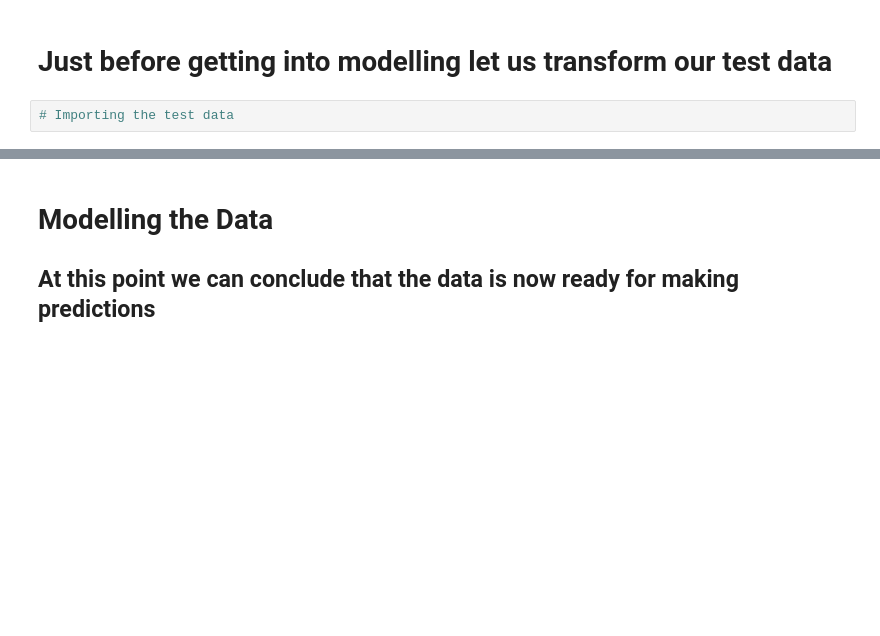
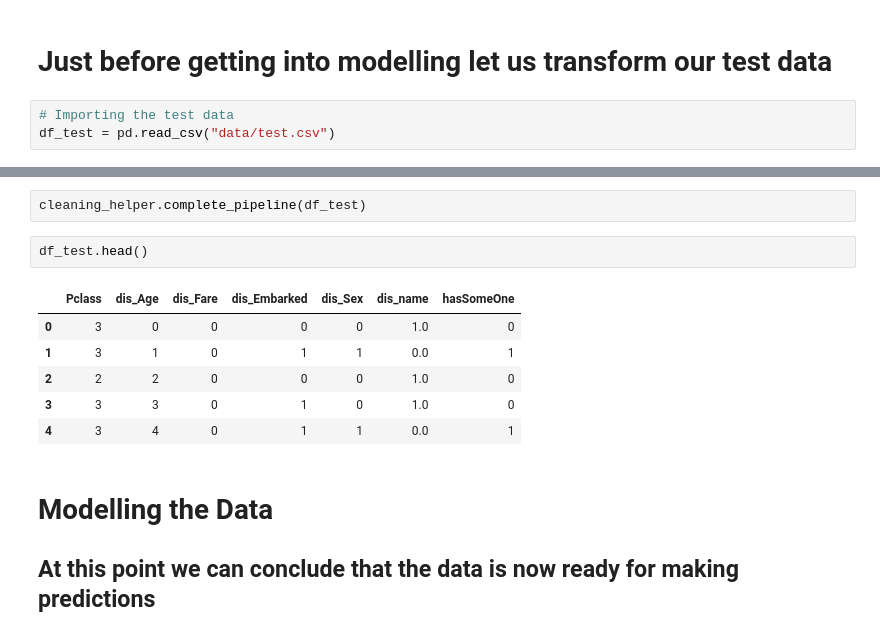
Before and after one commit to guptaachin/Titanic-data-analysis, a Jupyter notebook: jupyter-nb.ipynb, the cells around one changed output, grey strips where cells are left out. Saved outputs shown, nothing was run; the diff lists cells and outputs as text; blank space fills up the shorter version.

```diff
--- a/jupyter-nb.ipynb
+++ b/jupyter-nb.ipynb
@@ -212,3 +212,4 @@ memory usage: 48.8 KB
 # Just before getting into modelling let us transform our test data
 # %%
 # Importing the test data
+df_test = pd.read_csv("data/test.csv")
@@ -215,3 +231,14 @@ memory usage: 48.8 KB
+# %%
+cleaning_helper.complete_pipeline(df_test)
+# %%
+df_test.head()
+# %% [output]
+|  | Pclass | dis_Age | dis_Fare | dis_Embarked | dis_Sex | dis_name | hasSomeOne |
+| 0 | 3 | 0 | 0 | 0 | 0 | 1.0 | 0 |
+| 1 | 3 | 1 | 0 | 1 | 1 | 0.0 | 1 |
+| 2 | 2 | 2 | 0 | 0 | 0 | 1.0 | 0 |
+| 3 | 3 | 3 | 0 | 1 | 0 | 1.0 | 0 |
+| 4 | 3 | 4 | 0 | 1 | 1 | 0.0 | 1 |
 # %% [markdown]
 # Modelling the Data
 ## At this point we can conclude that the data is now ready for making predictions
```
Also changed, not shown: parts of 21 cells of this notebook, 1 other file.
